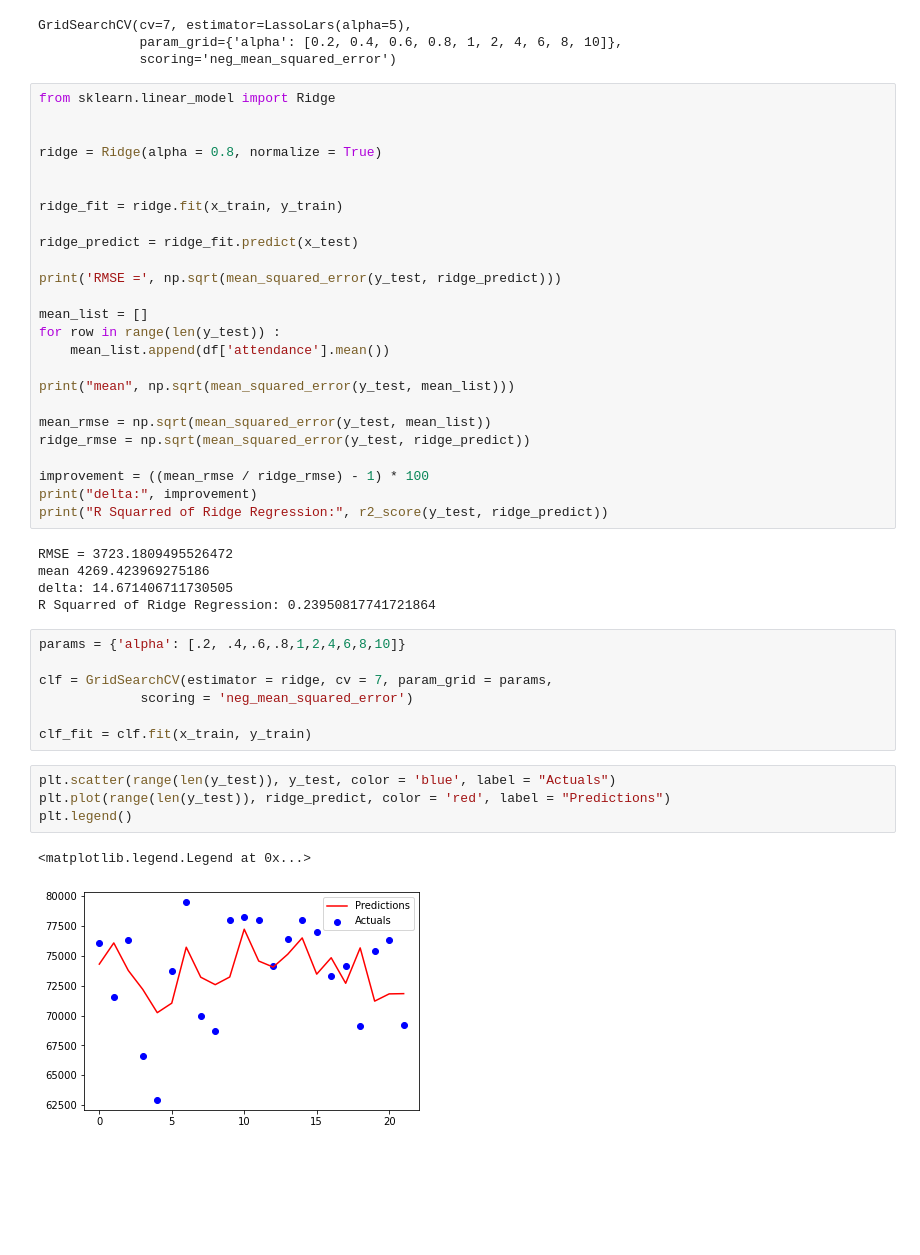
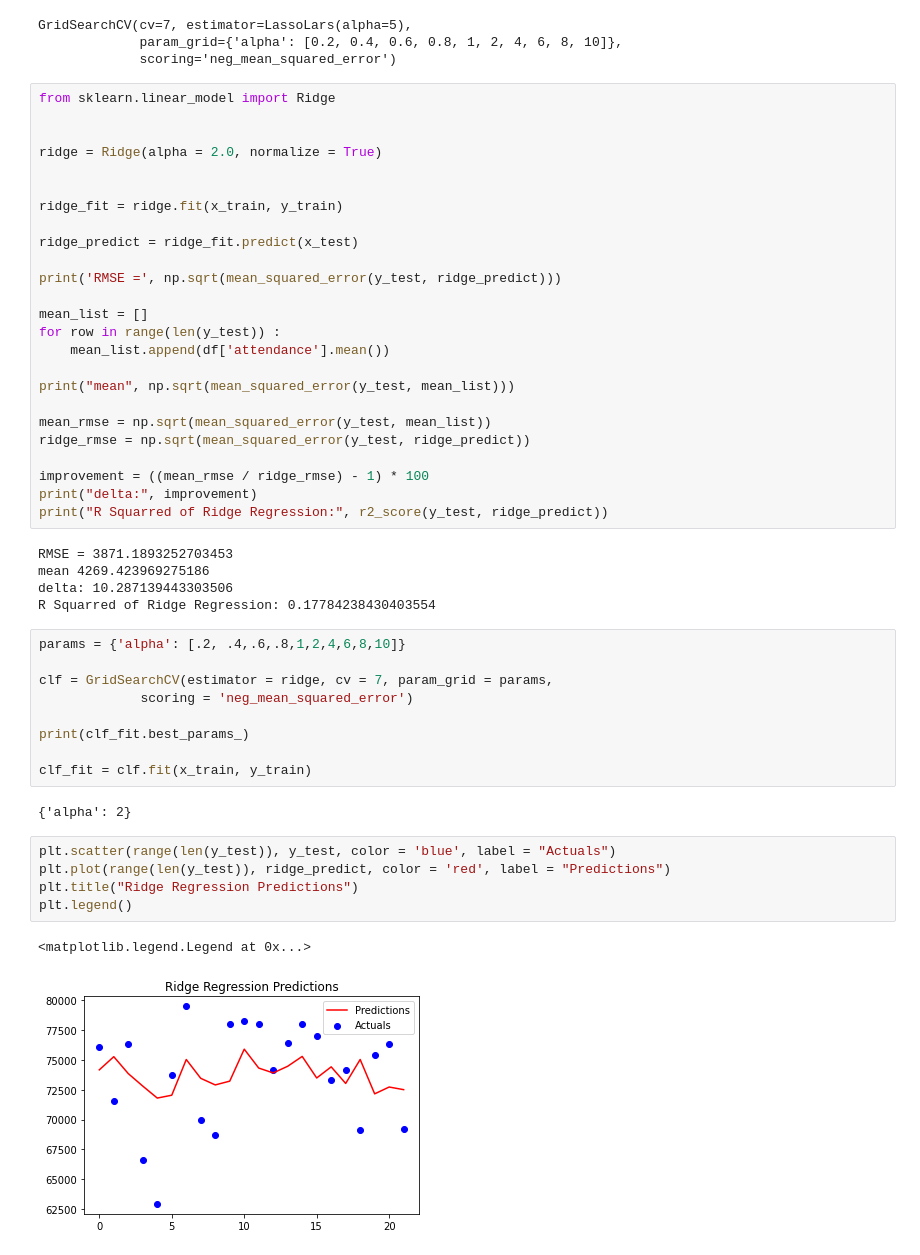
Before and after one commit to afolz121/chiefs_attendance_model, a Jupyter notebook: first_models_outlier_control.ipynb, the cells around one changed output. Cells and saved outputs as stored; diff of their text form; blank space fills up the shorter version.

Commit message:
Slight model tweeks.
Slight changes in best param changes. Also change in the ending comments

```diff
--- a/first_models_outlier_control.ipynb
+++ b/first_models_outlier_control.ipynb
@@ -167,7 +167,7 @@ GridSearchCV(cv=7, estimator=LassoLars(alpha=5),
 from sklearn.linear_model import Ridge
 
 
-ridge = Ridge(alpha = 0.8, normalize = True)
+ridge = Ridge(alpha = 2.0, normalize = True)
 
 
 ridge_fit = ridge.fit(x_train, y_train)
@@ -189,21 +189,26 @@ improvement = ((mean_rmse / ridge_rmse) - 1) * 100
 print("delta:", improvement)
 print("R Squarred of Ridge Regression:", r2_score(y_test, ridge_predict))
 # %% [output]
-RMSE = 3723.1809495526472
+RMSE = 3871.1893252703453
 mean 4269.423969275186
-delta: 14.671406711730505
-R Squarred of Ridge Regression: 0.23950817741721864
+delta: 10.287139443303506
+R Squarred of Ridge Regression: 0.17784238430403554
 # %%
 params = {'alpha': [.2, .4,.6,.8,1,2,4,6,8,10]}
 
 clf = GridSearchCV(estimator = ridge, cv = 7, param_grid = params,
              scoring = 'neg_mean_squared_error')
 
+print(clf_fit.best_params_)
+
 clf_fit = clf.fit(x_train, y_train)
+# %% [output]
+{'alpha': 2}
 # %%
 plt.scatter(range(len(y_test)), y_test, color = 'blue', label = "Actuals")
 plt.plot(range(len(y_test)), ridge_predict, color = 'red', label = "Predictions")
+plt.title("Ridge Regression Predictions")
 plt.legend()
 # %% [output]
 <matplotlib.legend.Legend at 0x...>
-[figure, old version]
+[figure, new version]
```
Also changed, not shown: parts of 5 cells of this notebook.
